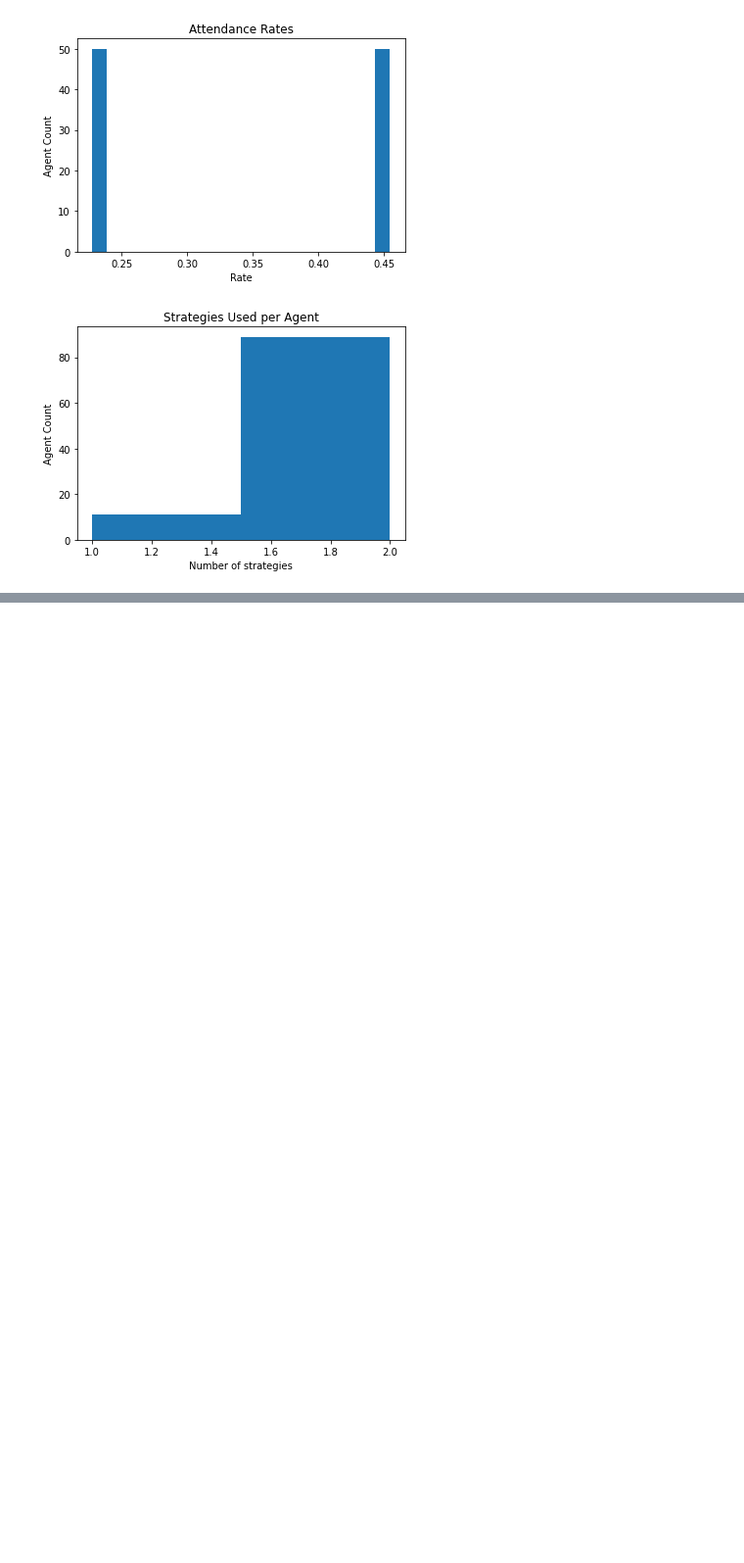
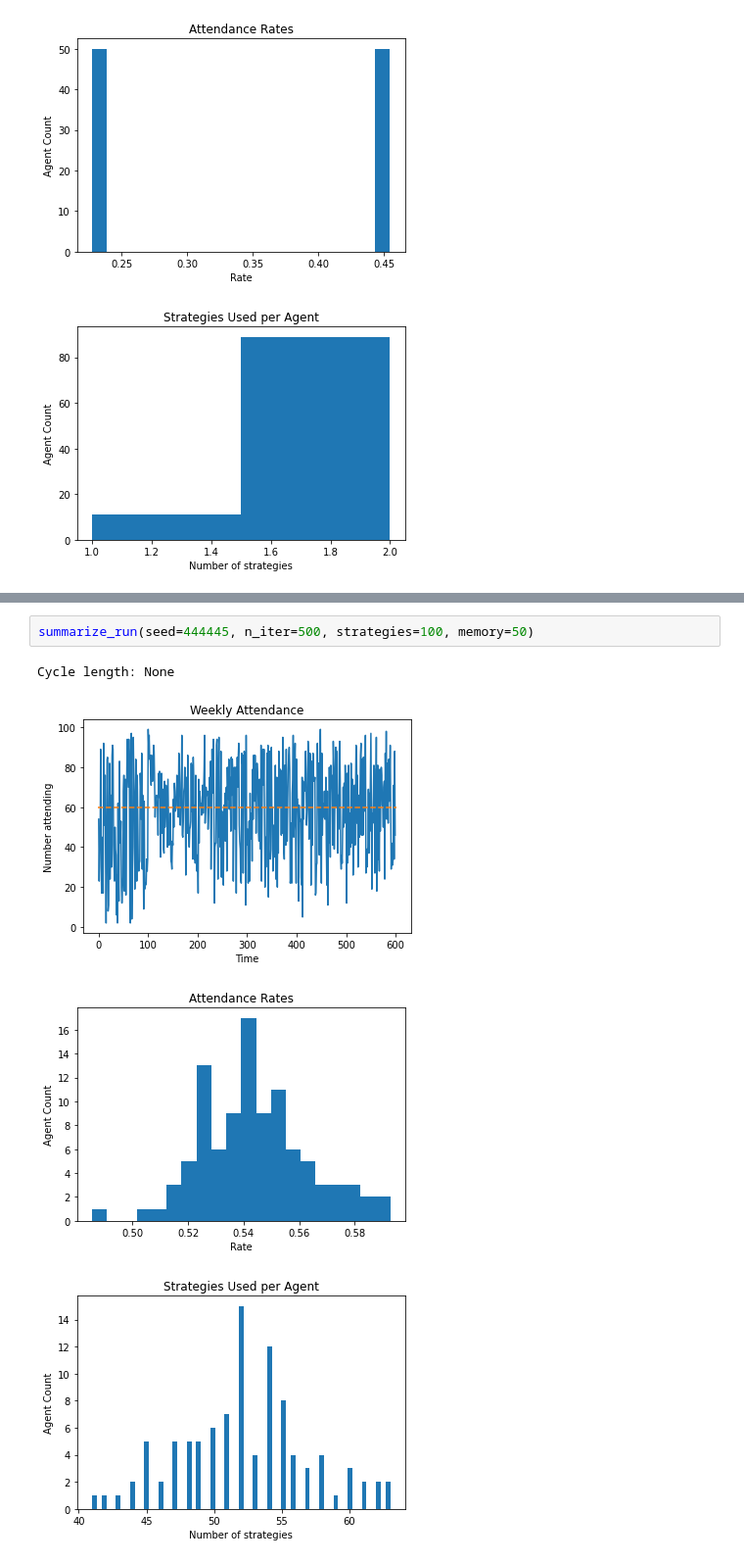
Before and after one commit to rebeku/El-Farol-Bar-Problem, a Jupyter notebook: V2/Experiments.ipynb, the cells around one changed output, grey strips where cells are left out. Shown at 98% size. Drawn from its saved outputs; the diff is of its cells as text; blank space fills up the shorter version.

```diff
--- a/V2/Experiments.ipynb
+++ b/V2/Experiments.ipynb
@@ -355,0 +359,7 @@ array([100,  35,  15, 100,  35,  15, 100,  35,  15, 100,  35,  15, 100,
+# %%
+summarize_run(seed=444445, n_iter=500, strategies=100, memory=50)
+# %% [output]
+Cycle length: None
+[figure, added]
+[figure, added]
+[figure, added]
```
Also changed, not shown: parts of 29 cells of this notebook, 5 other files.
